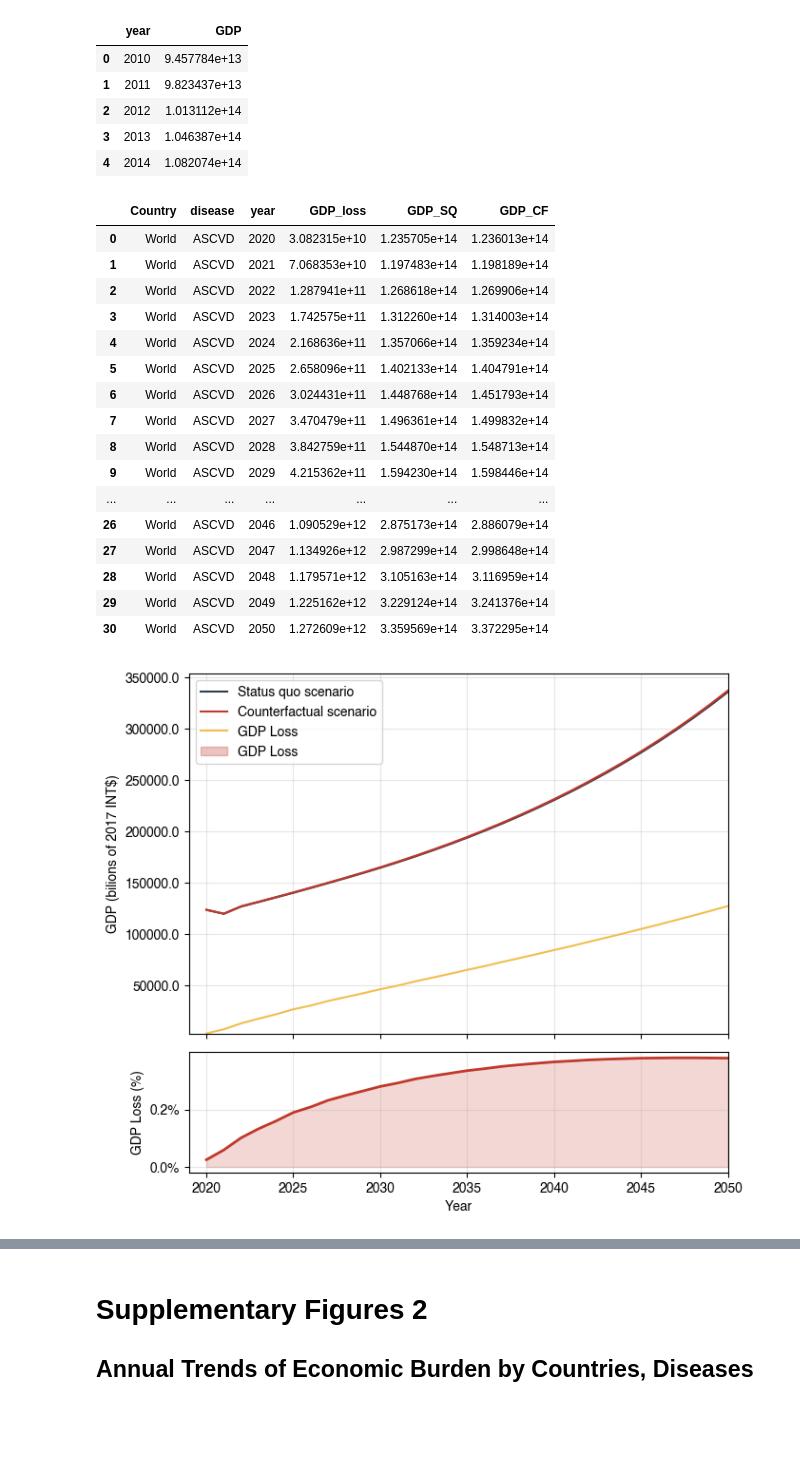
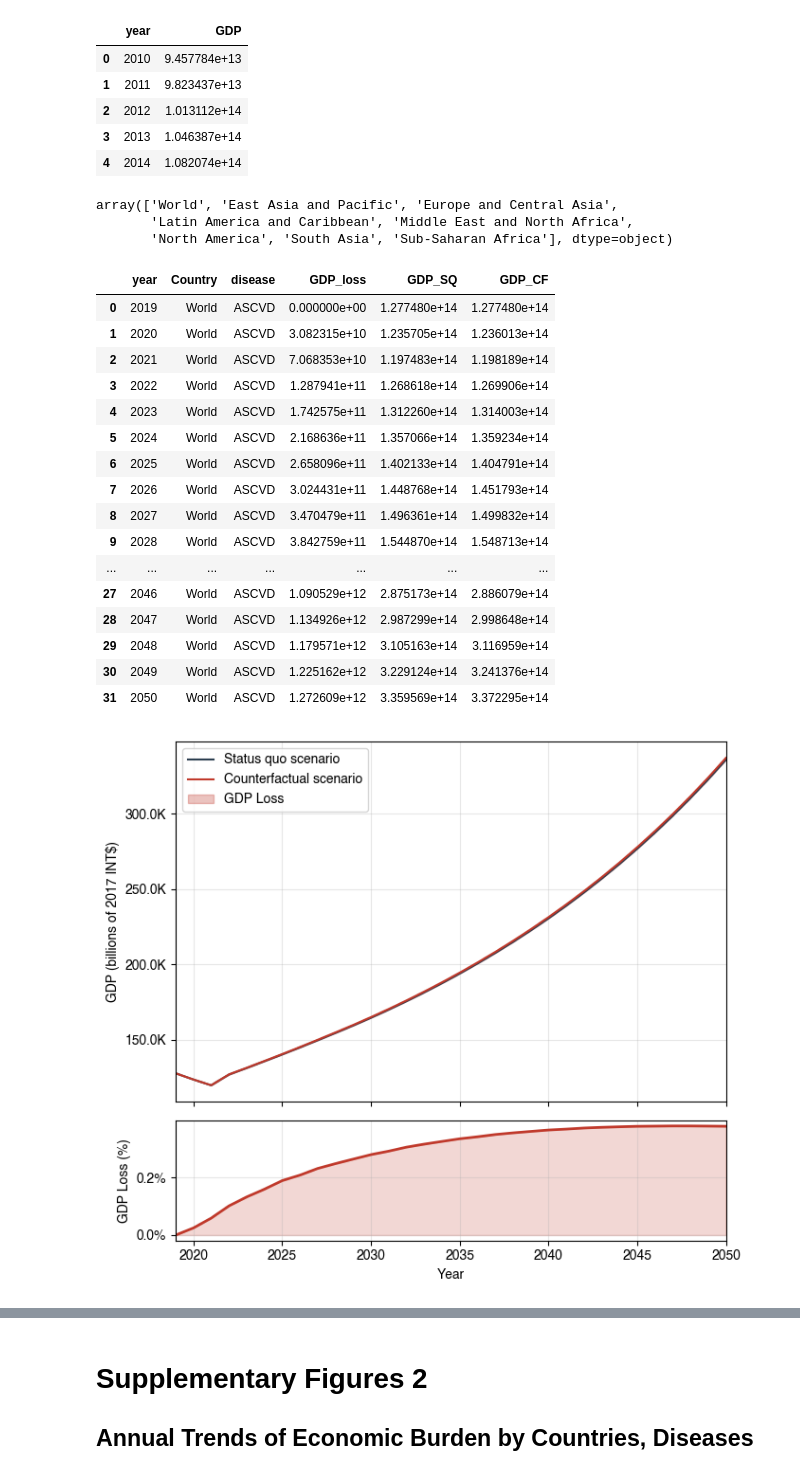
Before and after one commit to CenterforDigitalHealth/ASCVD-Economic-Burden, a Jupyter notebook: generate_figures-trend.ipynb, the cells around one changed output, grey strips where cells are left out. Saved outputs shown, nothing was run; the diff lists cells and outputs as text; code cells hidden in the pictures; blank space fills up the shorter version.

Commit message:
code candidates for figure 2

```diff
--- a/generate_figures-trend.ipynb
+++ b/generate_figures-trend.ipynb
@@ -4,7 +6,11 @@
 # %%
 import pandas as pd
 import numpy as np
-import plotly.graph_objects as go
+import matplotlib.pyplot as plt
+import matplotlib.ticker as mticker
+from matplotlib.ticker import FuncFormatter
+
+plt.rcParams["font.family"] = "Helvetica"
 # %%
 annual_agg = pd.read_csv('results/annual_imputation_aggregate_ALL.csv')
 print(annual_agg.head())
@@ -30,10 +36,17 @@ gdp_world.head()
 | 2 | 2012 | 1.013112e+14 |
 | 3 | 2013 | 1.046387e+14 |
 | 4 | 2014 | 1.082074e+14 |
+# %%
+annual_agg['aggregate_name'].unique()
+# %% [output]
+array(['World', 'East Asia and Pacific', 'Europe and Central Asia',
+       'Latin America and Caribbean', 'Middle East and North Africa',
+       'North America', 'South Asia', 'Sub-Saharan Africa'], dtype=object)
 # %%
 world_df = annual_agg[(annual_agg['aggregate_name']=='World')
                       & (annual_agg['disease']=='ASCVD')
                       & (annual_agg['scenario'] == 'val')].sort_values('year').reset_index(drop=True).copy()
+world_df = pd.concat([pd.DataFrame({'year': [2019], 'aggregate_name': 'World', 'disease': 'ASCVD', 'GDP_loss': [0]}), world_df], ignore_index=True)
 
 world_df['year'] = pd.to_numeric(world_df['year'], errors='coerce').astype('Int64')
 gdp_world['year'] = pd.to_numeric(gdp_world['year'], errors='coerce').astype('Int64')
@@ -44,63 +57,56 @@ world.drop(columns=['aggregate_level', 'scenario'], inplace=True)
 world.rename(columns={'aggregate_name': 'Country', 'GDP': 'GDP_SQ'}, inplace=True)
 world
 # %% [output]
-|  | Country | disease | year | GDP_loss | GDP_SQ | GDP_CF |
-| 0 | World | ASCVD | 2020 | 3.082315e+10 | 1.235705e+14 | 1.236013e+14 |
-| 1 | World | ASCVD | 2021 | 7.068353e+10 | 1.197483e+14 | 1.198189e+14 |
-| 2 | World | ASCVD | 2022 | 1.287941e+11 | 1.268618e+14 | 1.269906e+14 |
-| 3 | World | ASCVD | 2023 | 1.742575e+11 | 1.312260e+14 | 1.314003e+14 |
-| 4 | World | ASCVD | 2024 | 2.168636e+11 | 1.357066e+14 | 1.359234e+14 |
-| 5 | World | ASCVD | 2025 | 2.658096e+11 | 1.402133e+14 | 1.404791e+14 |
-| 6 | World | ASCVD | 2026 | 3.024431e+11 | 1.448768e+14 | 1.451793e+14 |
-| 7 | World | ASCVD | 2027 | 3.470479e+11 | 1.496361e+14 | 1.499832e+14 |
-| 8 | World | ASCVD | 2028 | 3.842759e+11 | 1.544870e+14 | 1.548713e+14 |
-| 9 | World | ASCVD | 2029 | 4.215362e+11 | 1.594230e+14 | 1.598446e+14 |
+|  | year | Country | disease | GDP_loss | GDP_SQ | GDP_CF |
+| 0 | 2019 | World | ASCVD | 0.000000e+00 | 1.277480e+14 | 1.277480e+14 |
+| 1 | 2020 | World | ASCVD | 3.082315e+10 | 1.235705e+14 | 1.236013e+14 |
+| 2 | 2021 | World | ASCVD | 7.068353e+10 | 1.197483e+14 | 1.198189e+14 |
+| 3 | 2022 | World | ASCVD | 1.287941e+11 | 1.268618e+14 | 1.269906e+14 |
+| 4 | 2023 | World | ASCVD | 1.742575e+11 | 1.312260e+14 | 1.314003e+14 |
+| 5 | 2024 | World | ASCVD | 2.168636e+11 | 1.357066e+14 | 1.359234e+14 |
+| 6 | 2025 | World | ASCVD | 2.658096e+11 | 1.402133e+14 | 1.404791e+14 |
+| 7 | 2026 | World | ASCVD | 3.024431e+11 | 1.448768e+14 | 1.451793e+14 |
+| 8 | 2027 | World | ASCVD | 3.470479e+11 | 1.496361e+14 | 1.499832e+14 |
+| 9 | 2028 | World | ASCVD | 3.842759e+11 | 1.544870e+14 | 1.548713e+14 |
 | ... | ... | ... | ... | ... | ... | ... |
-| 26 | World | ASCVD | 2046 | 1.090529e+12 | 2.875173e+14 | 2.886079e+14 |
-| 27 | World | ASCVD | 2047 | 1.134926e+12 | 2.987299e+14 | 2.998648e+14 |
-| 28 | World | ASCVD | 2048 | 1.179571e+12 | 3.105163e+14 | 3.116959e+14 |
-| 29 | World | ASCVD | 2049 | 1.225162e+12 | 3.229124e+14 | 3.241376e+14 |
-| 30 | World | ASCVD | 2050 | 1.272609e+12 | 3.359569e+14 | 3.372295e+14 |
+| 27 | 2046 | World | ASCVD | 1.090529e+12 | 2.875173e+14 | 2.886079e+14 |
+| 28 | 2047 | World | ASCVD | 1.134926e+12 | 2.987299e+14 | 2.998648e+14 |
+| 29 | 2048 | World | ASCVD | 1.179571e+12 | 3.105163e+14 | 3.116959e+14 |
+| 30 | 2049 | World | ASCVD | 1.225162e+12 | 3.229124e+14 | 3.241376e+14 |
+| 31 | 2050 | World | ASCVD | 1.272609e+12 | 3.359569e+14 | 3.372295e+14 |
 # %%
-import matplotlib.pyplot as plt
-import matplotlib.ticker as mticker
-from matplotlib.ticker import FuncFormatter
-
-plt.rcParams["font.family"] = "sans-serif"
-plt.rcParams["font.sans-serif"] = ["Helvetica", "Arial", "DejaVu Sans"]
-
 years = world['year'].values
 sq = world['GDP_SQ'].values / 1e9
 cf = world['GDP_CF'].values / 1e9
-bd = world['GDP_loss'].values * 100 / 1e9
+
+# bd = world['GDP_loss'].values * 100 / 1e9
 loss_pct = (world['GDP_loss'].values / world['GDP_SQ'].values) * 100
 
 fig, (ax1, ax2) = plt.subplots(2, 1, figsize=(7, 6), gridspec_kw={'height_ratios': [3, 1]}, sharex=True)
 
 ax1.plot(years, sq, color='#2c3e50', linewidth=1.5, label='Status quo scenario')
 ax1.plot(years, cf, color='#c0392b', linewidth=1.5, label='Counterfactual scenario')
-ax1.plot(years, bd, color='#f1bf4f', linewidth=1.5, label='GDP Loss')
+# ax1.plot(years, bd, color='#f1bf4f', linewidth=1.5, label='GDP Loss')
 ax1.fill_between(years, sq, cf, alpha=0.3, color='#c0392b', label='GDP Loss')
-ax1.set_ylabel('GDP (bilions of 2017 INT$)')
-ax1.set_ylim(bottom=bd.min() * 0.98)
-# ax1.set_ylim([3.1, 3.2])
-ax1.yaxis.set_major_formatter(FuncFormatter(lambda x, pos: f'{x:.1f}'))
+ax1.set_ylabel('GDP (billions of 2017 INT$)')
+# ax1.set_ylim(bottom=sq.min() * 0.98)
+ax1.yaxis.set_major_formatter(FuncFormatter(lambda x, pos: f'{x/1e3:.1f}K'))
 ax1.legend(loc='upper left')
 ax1.grid(alpha=0.3)
 
 ax2.plot(years, loss_pct, color="#c0392b", linewidth=2)
 ax2.fill_between(years, 0, loss_pct, alpha=0.2, color='#c0392b')
 ax2.set_xlabel('Year')
 ax2.set_ylabel('GDP Loss (%)')
 ax2.yaxis.set_major_formatter(mticker.FormatStrFormatter('%.1f%%'))
 ax2.set_xlim(2019, 2050)
 ax2.grid(alpha=0.3)
 
 plt.tight_layout()
 # plt.savefig('figures/figure_3.png', dpi=900, bbox_inches='tight')
 # plt.savefig('figures/figure_3.pdf', bbox_inches='tight')
 # plt.savefig('figures/figure_3.svg', bbox_inches='tight')
 plt.show()
 # %% [output]
-[figure, old version]
+[figure, new version]
 # %%
```
Also changed, not shown: parts of 6 cells of this notebook.
